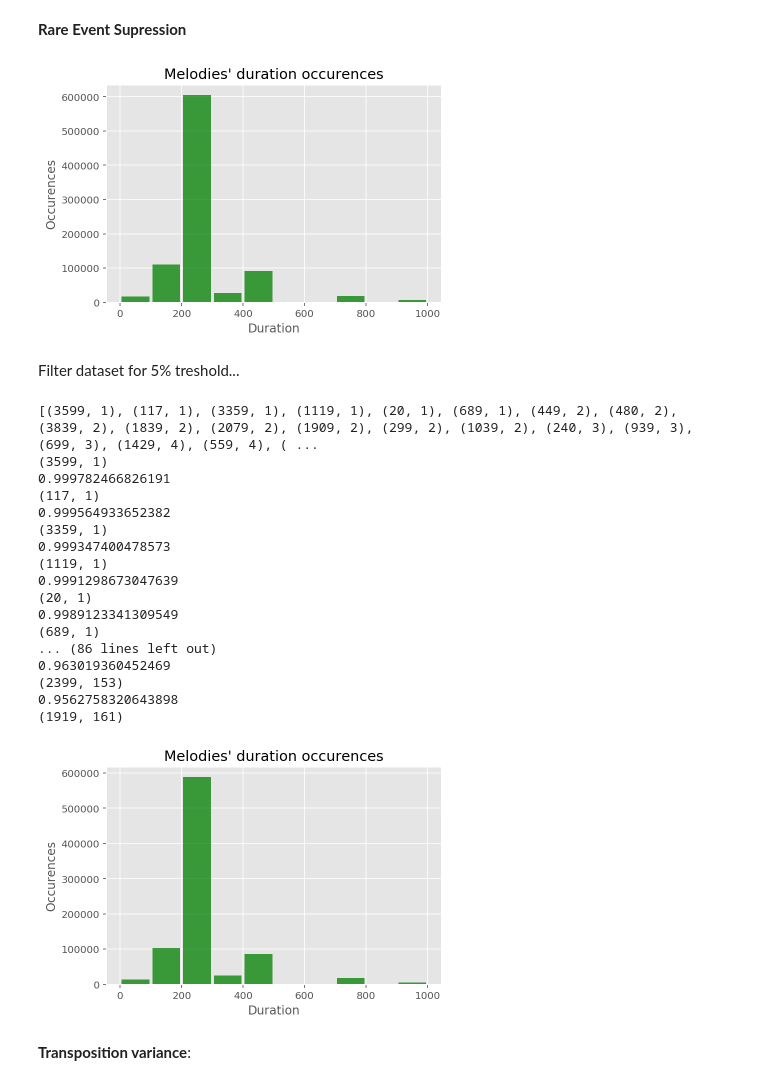
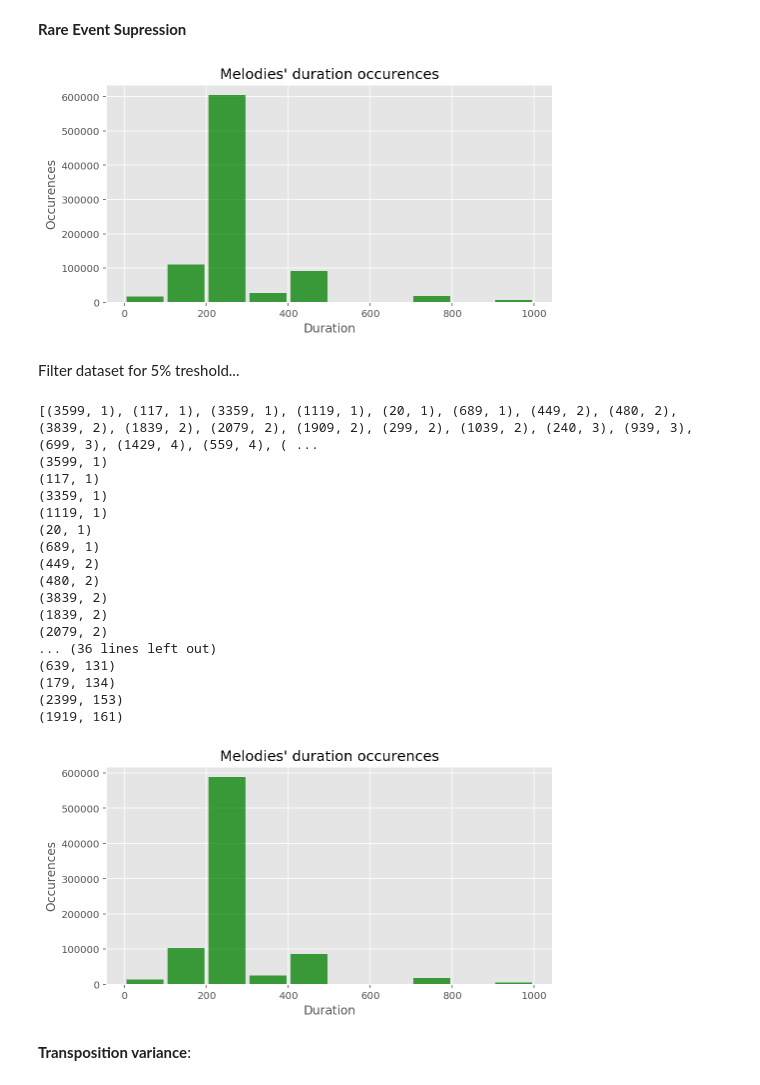
Before and after one commit to denngan/ann, a Jupyter notebook: miniproject2/miniproject2.ipynb, the cells around one changed output. Drawn from its saved outputs; the diff is of its cells as text; code cells hidden in the pictures.

```diff
--- a/miniproject2/miniproject2.ipynb
+++ b/miniproject2/miniproject2.ipynb
@@ -371,7 +367,35 @@ Finally, you shoud recompute the tokenization step for your brand new filtered a
 # %%
 from collections import Counter
 
-def plot_histogram(dictionary):
+def get_array(dictionary, attr):
+    '''
+    Function to get array of values from dict
+    '''
+    list_ = []
+    for value in dictionary.values():
+        list_.extend(value[attr])
+    return np.asarray(list_)
+
+def plot_pitches(dictionary_before, dictionary_after, title):
+    '''
+    Function to plot histograms side by side
+    '''
+    # 1. gather all pitches in arrays
+    P_before = get_array(dictionary_before, 'P')
+    P_after = get_array(dictionary_after, 'P')
+
+    # 2. Plot procedures
+    fig, (ax1, ax2) = plt.subplots(1, 2, figsize=(16,7))
+    fig.suptitle(title)
+    # set labels
+    ax1.set_xlabel('Pitches'); ax2.set_xlabel('Pitches')
+    ax1.set_ylabel('Frequency'); ax2.set_ylabel('Frequency')
+    # adjust size
+    fig.subplots_adjust(wspace=0.3)
+    # plotting...
+    ax1.hist(P_before, rwidth=0.9); ax2.hist(P_after, rwidth=0.9)
+
+def plot_durations(dictionary):
     '''
     Function to plot melodies' duration histogram
     for the original dataset
@@ -416,7 +440,7 @@ def filter_dataset(dictionary, counter, treshold):
                    # too much filtering was performed. Leave and return
                    # previous dictionary
         else:
-            print(len(filtered_dictionary_temp)/original_size)
+            #print(len(filtered_dictionary_temp)/original_size)
             dictionary = filtered_dictionary_temp # keep filtering
 
     return dictionary
@@ -429,33 +453,33 @@ def remove_melodies(dictionary, duration_to_remove):
     filtered_dictionary = {k: v for k, v in dictionary.items() if duration_to_remove not in dictionary[k]['T']}
     return filtered_dictionary
 # %%
-counter = plot_histogram(dataset)
+counter = plot_durations(dataset)
 # %% [output]
-[figure, old version]
+[figure, new version]
 # %% [markdown]
 Filter dataset for 5% treshold...
 # %%
 dataset_filtered = filter_dataset(dataset.copy(), counter, 0.05)
-counter_filtered = plot_histogram(dataset_filtered)
+counter_filtered = plot_durations(dataset_filtered)
 # %% [output]
 [(3599, 1), (117, 1), (3359, 1), (1119, 1), (20, 1), (689, 1), (449, 2), (480, 2), (3839, 2), (1839, 2), (2079, 2), (1909, 2), (299, 2), (1039, 2), (240, 3), (939, 3), (699, 3), (1429, 4), (559, 4), ( ...
 (3599, 1)
-0.999782466826191
 (117, 1)
-0.999564933652382
 (3359, 1)
-0.999347400478573
 (1119, 1)
-0.9991298673047639
 (20, 1)
-0.9989123341309549
 (689, 1)
-... (86 lines left out)
-0.963019360452469
+(449, 2)
+(480, 2)
+(3839, 2)
+(1839, 2)
+(2079, 2)
+... (36 lines left out)
+(639, 131)
+(179, 134)
 (2399, 153)
-0.9562758320643898
 (1919, 161)
-[figure, old version]
+[figure, new version]
 # %% [markdown]
 **Transposition variance**:
 # %%
```
Also changed, not shown: parts of 14 cells of this notebook.
